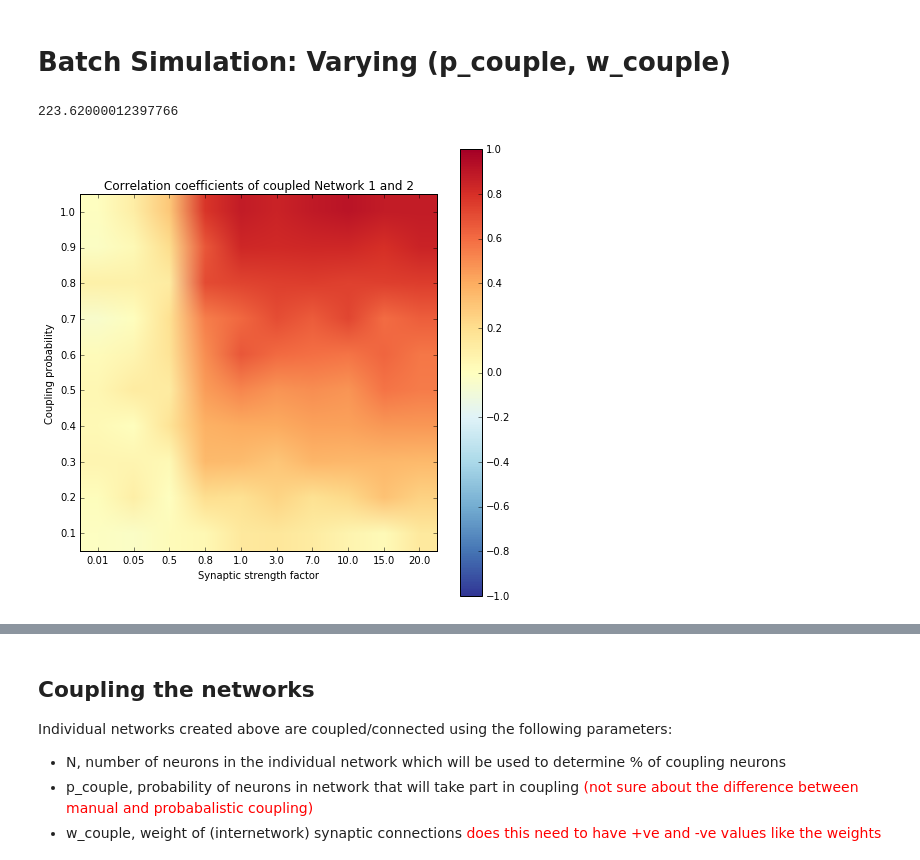
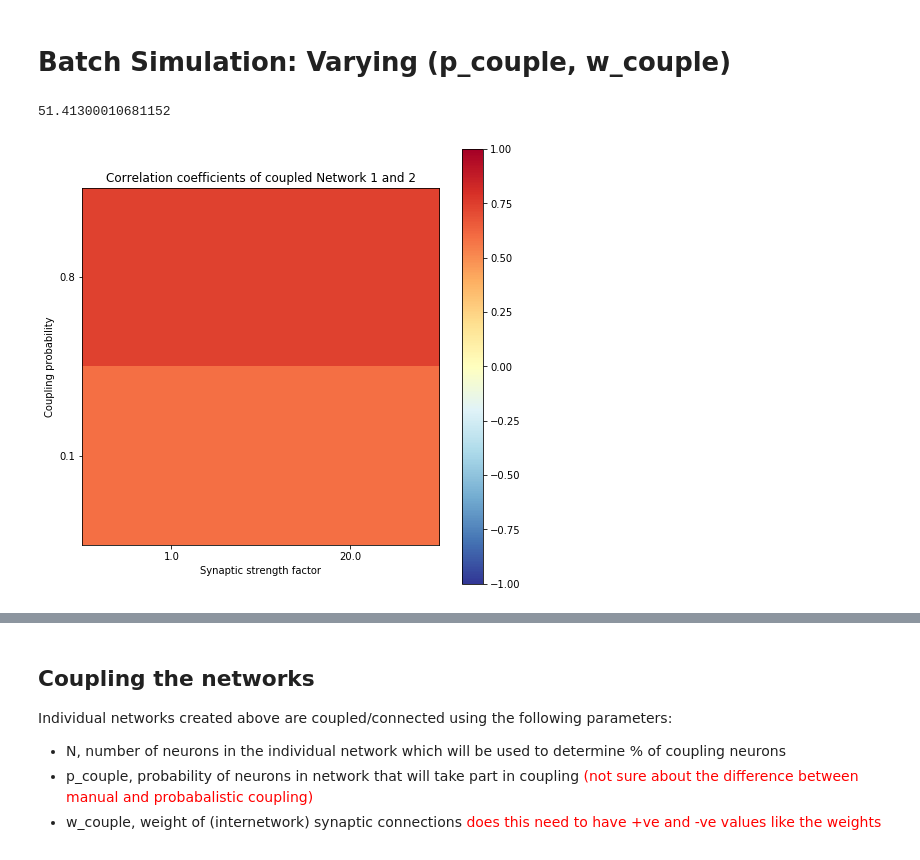
Before and after one commit to KokilaP/Neural-Networks, a Jupyter notebook: N2_BatchSimModel.ipynb, the cells around one changed output, grey strips where cells are left out. Cells and saved outputs as stored; diff of their text form; code cells hidden in the pictures.

```diff
--- a/N2_BatchSimModel.ipynb
+++ b/N2_BatchSimModel.ipynb
@@ -477,9 +477,9 @@ class Spike_Stats:
                                                                            # desired time interval
         for k in sp_time_phase:
             bin_pos = int((k/(bin_size*ms)) - tstart/bin_size)
-            sp_tbinary[bin_pos] = 1 + sp_tbinary[bin_pos]
+            sp_tbinary[bin_pos] = 1
 
-        return sp_tbinary/bin_size
+        return sp_tbinary
 
     def spike_cc(self,set1,set2):
         '''
@@ -517,11 +517,12 @@ class Spike_Stats:
     def batch_cc(self,SN1_2t,SN2_2t):
         SN1_2_tbin = self.spikebin_total(SN1_2t,phase1,phase2)
         SN2_2_tbin = self.spikebin_total(SN2_2t,phase1,phase2)
-#         print('net 1 bin phase')
-#         print(SN1_2_tbin)
-#         print('net 2 bin phase')
-#         print(SN2_2_tbin)
+        #print('net 1 bin phase')
+        #print(SN1_2_tbin)
+        #print('net 2 bin phase')
+        #print(SN2_2_tbin)
         SN_2_tCC = self.spike_tcc(SN1_2_tbin,SN2_2_tbin)
+        #print(SN_2_tCC)
         return SN_2_tCC
 
     # older func. Made newer one to cut down on unnecessary data
@@ -751,7 +752,7 @@ integ_method = 'heun' # or can use 'linear' if differential equation is linear,
                        # or heun (improved or modified euler method)
 bin_size = 1 # do NOT add units here. It will be added in Stats class under spike_bin function
 
-run_time = 1000 # units in ms
+run_time = 1500 # units in ms
 t1 = run_time*0.2 # 20% of runtime will be in the uncoupled state at the beginning and end
 t2 = run_time*0.6 # 60% of runtime will be in the coupled state
 phase1 = int(t1)
@@ -940,25 +945,24 @@ def batch_plot(datastream, index):
 t3 = time.time() # Record start time
 
 # Set simulation parameters
-w_couple_vec = [0.01, 0.05, 0.5, 0.8, 1.0, 3.0, 7.0, 10.0, 15.0, 20.0]*volt
-p_couple_vec = np.arange(0.1,1.1,0.1)
-# w_couple_vec = [1.0,20]*volt
-# p_couple_vec = [0.1,0.8]
+# w_couple_vec = [0.01, 0.05, 0.5, 0.8, 1.0, 3.0, 7.0, 10.0, 15.0, 20.0]*volt
+# p_couple_vec = np.arange(0.1,1.1,0.1)
+w_couple_vec = [1.0,20]*volt
+p_couple_vec = [0.1,0.8]
 w_len = len(w_couple_vec)
 p_len = len(p_couple_vec)
 coeff = np.zeros((p_len,w_len))
 
 # provide a set of values (w_couple,p_couple) to record spikemonitor values for plotting and analysis
-record_param = [(0.05,0.5),(20.0,0.5),(1.0,0.1),(1.0,0.9)]
+record_param = [(1.0,0.1),(20.0,0.1),(1.0,0.1),(1.0,0.8)]
 r_len = len(record_param)
 datastream = [None]*r_len
 
 # Creating individual network groups
 # PInput define in the input section is 'off' if = 0*volt and 'on' otherwise
-PInput = 0.1*volt
-[G1,S1,P1] = BrianVis.network_indv(new_rows1,new_cols1,connect_W1,N,PInput,'neurongroup_1','synapsegroup_1')
-[G2,S2,P2] = BrianVis.network_indv(new_rows2,new_cols2,connect_W2,N,PInput,'neurongroup_2','synapsegroup_2')
-[G3,S3,P3] = BrianVis.network_indv(new_rows1,new_cols1,connect_W1,N,PInput,'neurongroup_3','synapsegroup_3')
+[G1,S1,P1] = BrianVis.network_indv(new_rows1,new_cols1,connect_W1,N,0*volt,'neurongroup_1','synapsegroup_1')
+[G2,S2,P2] = BrianVis.network_indv(new_rows2,new_cols2,connect_W2,N,0*volt,'neurongroup_2','synapsegroup_2')
+[G3,S3,P3] = BrianVis.network_indv(new_rows1,new_cols1,connect_W1,N,0*volt,'neurongroup_3','synapsegroup_3')
 
 #_____________________________________________________
 # Set parameters for Network 1
@@ -979,7 +983,7 @@ net_batch = Network(G1,P1,S1,G2,P2,S2,)
 net_batch.store() # store values of Networks 1 and 2 so they be restored at the end of each run before the next one begins
 spikemon_indv = SpikeMonitor(G3, variables='v',name='spikemon_indv')
 net_indv = Network(G3,P3,S3,spikemon_indv)
-net_indv.store() # store values of Network 3 so it can be restored at the end of each run before the next one begins
+net_indv.store() # store values of Networks 3 so it can be restored at the end of each run before the next one begins
 
 for weight in arange(w_len):
     for prob in arange(p_len):
@@ -992,6 +996,7 @@ for weight in arange(w_len):
         # running the full simulation for uncoupled Network 1 as a control
         net_indv.run(run_time*ms)
         states_indv = net_indv.get_states()
+#         print(states_indv['neurongroup_3'])
         SN_indvt = states_indv['spikemon_indv']['t']
 
         # Coupling networks and setting up network groups for simulation
@@ -1017,35 +1022,35 @@ for weight in arange(w_len):
 
         states = net_batch.get_states()
         SN_1i = states['spikemon_cG1']['i']
         SN_1t = states['spikemon_cG1']['t']
         SN_2i = states['spikemon_cG2']['i']
         SN_2t = states['spikemon_cG2']['t']
 
         # obtaining correlation coefficient from comparing binary spike trains of Network 1 and 2
         c = stats.batch_cc(SN_1t,SN_2t)
         coeff[prob,weight] = c
 
         # for loop to record spikemonitor data for selected runs that need to be graphed
         for k in arange(r_len):
             if record_param[k]==(w_couple_vec[weight]/volt,p_couple_vec[prob]): # check if correct run is
                                                                                 # one that needs to be recorded
                 # store a copy of all spike monitors at this instance (for the current run) by returning a dictionary
                 # using 'spikemonitor'.spike_trains() Brian function and reformatting it as an array of sorted spike times
 
                 datastream[k] = (SN_1t,SN_1i,SN_2t,SN_2i,SN_indvt)
 
         net_batch.remove(S1c2,spikemon_cG1,spikemon_cG2)
         net_batch.restore() # go back to original network state with initial values of Network 1 and 2
         net_indv.restore() # go back to original network state with initial values of Network 3
 
 batch_heatmap(coeff) # plot a probability of coupling vs synaptic strength heatmap using a matrix of
                      #  correlation coefficients
 
 t4 = time.time() # to keep track of batch simulation time
 t4-t3
 # %% [output]
-223.62000012397766
+51.41300010681152
-[figure, old version]
+[figure, new version]
 # %%
 batch_plot(datastream,0)
 # %% [output]
```
Also changed, not shown: parts of 11 cells of this notebook.
